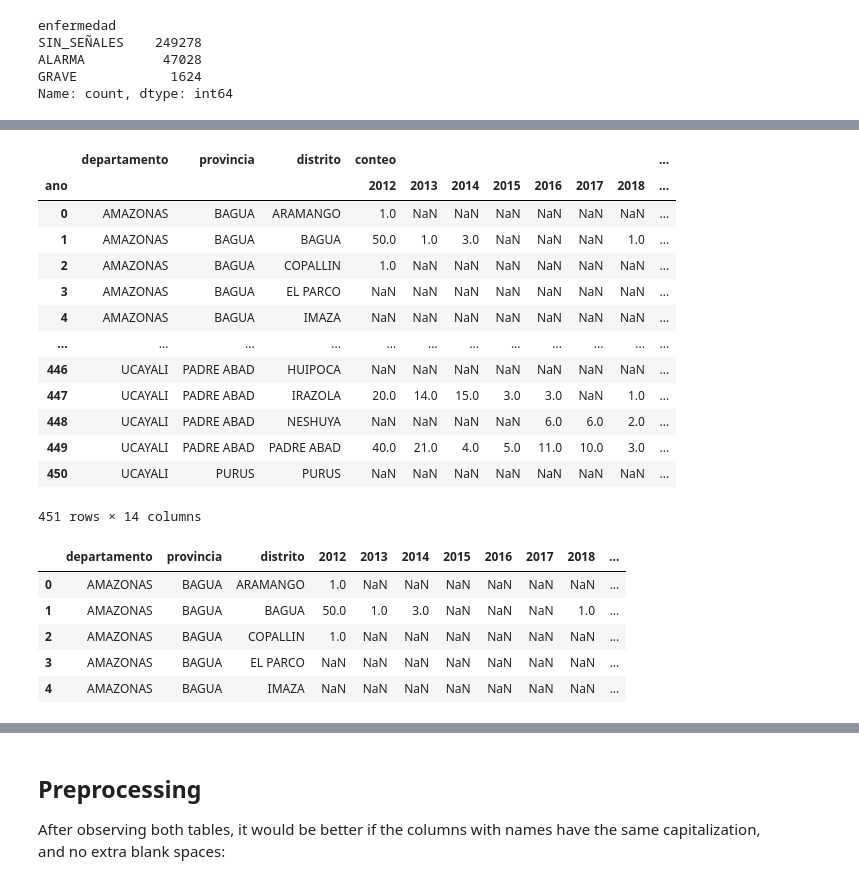
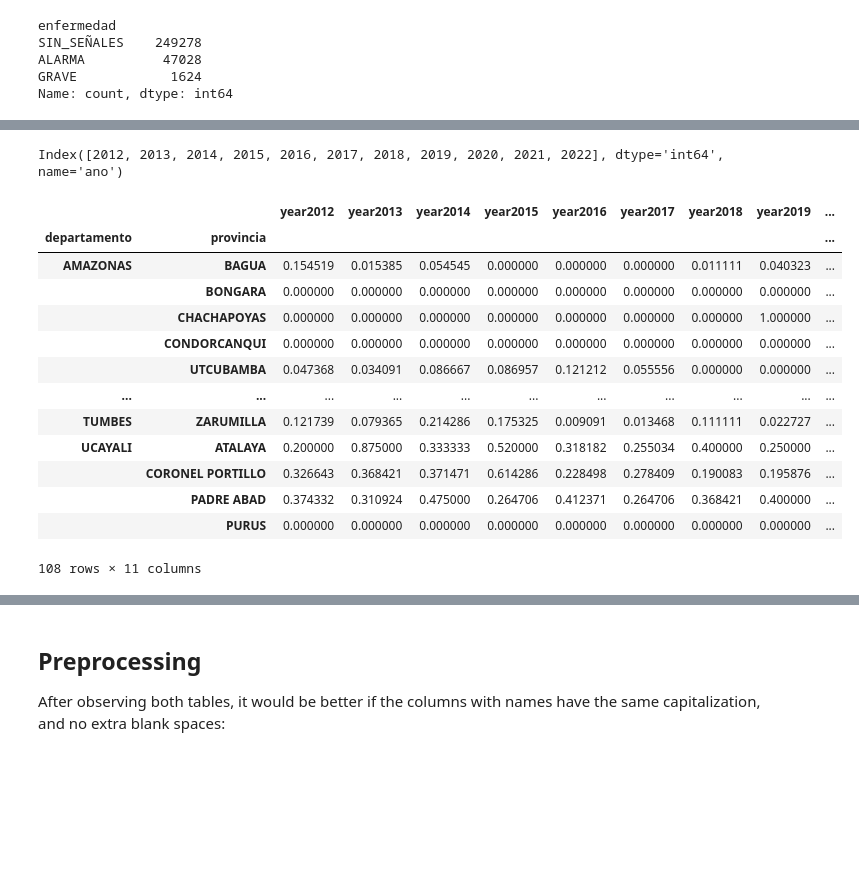
Before and after one commit to SocialAnalytics-StrategicIntelligence/GeoDFBasics_Analytics, a Jupyter notebook: geoDF_ANALYTICS.ipynb, the cells around one changed output, grey strips where cells are left out. Saved outputs shown, nothing was run; the diff lists cells and outputs as text; code cells hidden in the pictures; blank space fills up the shorter version.

```diff
--- a/geoDF_ANALYTICS.ipynb
+++ b/geoDF_ANALYTICS.ipynb
@@ -83,9 +83,8 @@ dengue_alarma.head()
 # %%
 
 
-indexList=['ano','departamento','provincia','distrito']
+indexList=['ano','departamento','provincia','enfermedad']
 aggregator={'enfermedad':[len]}
-dengue_distYear=dengue_alarma.groupby(indexList,observed=True).agg(aggregator)
-dengue_distYear.columns=['conteo']
-dengue_distYear
+dengue_provYear=dengue_alarma.groupby(indexList,observed=True).agg(aggregator)
+dengue_provYear
 # %% [output]
@@ -106,3 +106,4 @@ dengue_distYear
 # %%
-dengue_distYear.unstack(0) #leftmost index in rows
+dengueDraft=dengue_provYear.unstack(3).fillna(0) #leftmost index in rows
+dengueDraft
 # %% [output]
@@ -123,0 +126,4 @@ dengue_distYear.unstack(0) #leftmost index in rows
+# %%
+dengueDraft['ALARMA_pct']=dengueDraft.iloc[:,1]/(dengueDraft.iloc[:,0] + dengueDraft.iloc[:,1])
+dengue_provYear_Alarm_w=dengueDraft['ALARMA_pct'].unstack('ano').fillna(0)
+dengue_provYear_Alarm_w
@@ -124,28 +145,23 @@ dengue_distYear.unstack(0) #leftmost index in rows
+# %%
+dengue_provYear_Alarm_w.columns
+# %% [output]
+Index([2012, 2013, 2014, 2015, 2016, 2017, 2018, 2019, 2020, 2021, 2022], dtype='int64', name='ano')
+# %%
+dengue_provYear_Alarm_w.columns=['year'+str(x) for x in dengue_provYear_Alarm_w.columns]
 # %%
-dengue_distYear_w=dengue_distYear.unstack(0).reset_index()
-dengue_distYear_w
+dengue_provYear_Alarm_w
 # %% [output]
-|  | departamento | provincia | distrito | conteo |  |  |  |  |  |  | ... |
-| ano |  |  |  | 2012 | 2013 | 2014 | 2015 | 2016 | 2017 | 2018 | ... |
-| 0 | AMAZONAS | BAGUA | ARAMANGO | 1.0 | NaN | NaN | NaN | NaN | NaN | NaN | ... |
-| 1 | AMAZONAS | BAGUA | BAGUA | 50.0 | 1.0 | 3.0 | NaN | NaN | NaN | 1.0 | ... |
-| 2 | AMAZONAS | BAGUA | COPALLIN | 1.0 | NaN | NaN | NaN | NaN | NaN | NaN | ... |
-| 3 | AMAZONAS | BAGUA | EL PARCO | NaN | NaN | NaN | NaN | NaN | NaN | NaN | ... |
-| 4 | AMAZONAS | BAGUA | IMAZA | NaN | NaN | NaN | NaN | NaN | NaN | NaN | ... |
-| ... | ... | ... | ... | ... | ... | ... | ... | ... | ... | ... | ... |
-| 446 | UCAYALI | PADRE ABAD | HUIPOCA | NaN | NaN | NaN | NaN | NaN | NaN | NaN | ... |
-| 447 | UCAYALI | PADRE ABAD | IRAZOLA | 20.0 | 14.0 | 15.0 | 3.0 | 3.0 | NaN | 1.0 | ... |
-| 448 | UCAYALI | PADRE ABAD | NESHUYA | NaN | NaN | NaN | NaN | 6.0 | 6.0 | 2.0 | ... |
-| 449 | UCAYALI | PADRE ABAD | PADRE ABAD | 40.0 | 21.0 | 4.0 | 5.0 | 11.0 | 10.0 | 3.0 | ... |
-| 450 | UCAYALI | PURUS | PURUS | NaN | NaN | NaN | NaN | NaN | NaN | NaN | ... |
+|  |  | year2012 | year2013 | year2014 | year2015 | year2016 | year2017 | year2018 | year2019 | ... |
+| departamento | provincia |  |  |  |  |  |  |  |  | ... |
+| AMAZONAS | BAGUA | 0.154519 | 0.015385 | 0.054545 | 0.000000 | 0.000000 | 0.000000 | 0.011111 | 0.040323 | ... |
+|  | BONGARA | 0.000000 | 0.000000 | 0.000000 | 0.000000 | 0.000000 | 0.000000 | 0.000000 | 0.000000 | ... |
+|  | CHACHAPOYAS | 0.000000 | 0.000000 | 0.000000 | 0.000000 | 0.000000 | 0.000000 | 0.000000 | 1.000000 | ... |
+|  | CONDORCANQUI | 0.000000 | 0.000000 | 0.000000 | 0.000000 | 0.000000 | 0.000000 | 0.000000 | 0.000000 | ... |
+|  | UTCUBAMBA | 0.047368 | 0.034091 | 0.086667 | 0.086957 | 0.121212 | 0.055556 | 0.000000 | 0.000000 | ... |
+| ... | ... | ... | ... | ... | ... | ... | ... | ... | ... | ... |
+| TUMBES | ZARUMILLA | 0.121739 | 0.079365 | 0.214286 | 0.175325 | 0.009091 | 0.013468 | 0.111111 | 0.022727 | ... |
+| UCAYALI | ATALAYA | 0.200000 | 0.875000 | 0.333333 | 0.520000 | 0.318182 | 0.255034 | 0.400000 | 0.250000 | ... |
+|  | CORONEL PORTILLO | 0.326643 | 0.368421 | 0.371471 | 0.614286 | 0.228498 | 0.278409 | 0.190083 | 0.195876 | ... |
+|  | PADRE ABAD | 0.374332 | 0.310924 | 0.475000 | 0.264706 | 0.412371 | 0.264706 | 0.368421 | 0.400000 | ... |
+|  | PURUS | 0.000000 | 0.000000 | 0.000000 | 0.000000 | 0.000000 | 0.000000 | 0.000000 | 0.000000 | ... |
-451 rows × 14 columns
+108 rows × 11 columns
-# %%
-dengue_distYear_w.columns=['departamento','provincia','distrito']+list(range(2012,2023))
-dengue_distYear_w.head()
-# %% [output]
-|  | departamento | provincia | distrito | 2012 | 2013 | 2014 | 2015 | 2016 | 2017 | 2018 | ... |
-| 0 | AMAZONAS | BAGUA | ARAMANGO | 1.0 | NaN | NaN | NaN | NaN | NaN | NaN | ... |
-| 1 | AMAZONAS | BAGUA | BAGUA | 50.0 | 1.0 | 3.0 | NaN | NaN | NaN | 1.0 | ... |
-| 2 | AMAZONAS | BAGUA | COPALLIN | 1.0 | NaN | NaN | NaN | NaN | NaN | NaN | ... |
-| 3 | AMAZONAS | BAGUA | EL PARCO | NaN | NaN | NaN | NaN | NaN | NaN | NaN | ... |
-| 4 | AMAZONAS | BAGUA | IMAZA | NaN | NaN | NaN | NaN | NaN | NaN | NaN | ... |
```
Also changed, not shown: parts of 126 cells of this notebook, 2 other files.
